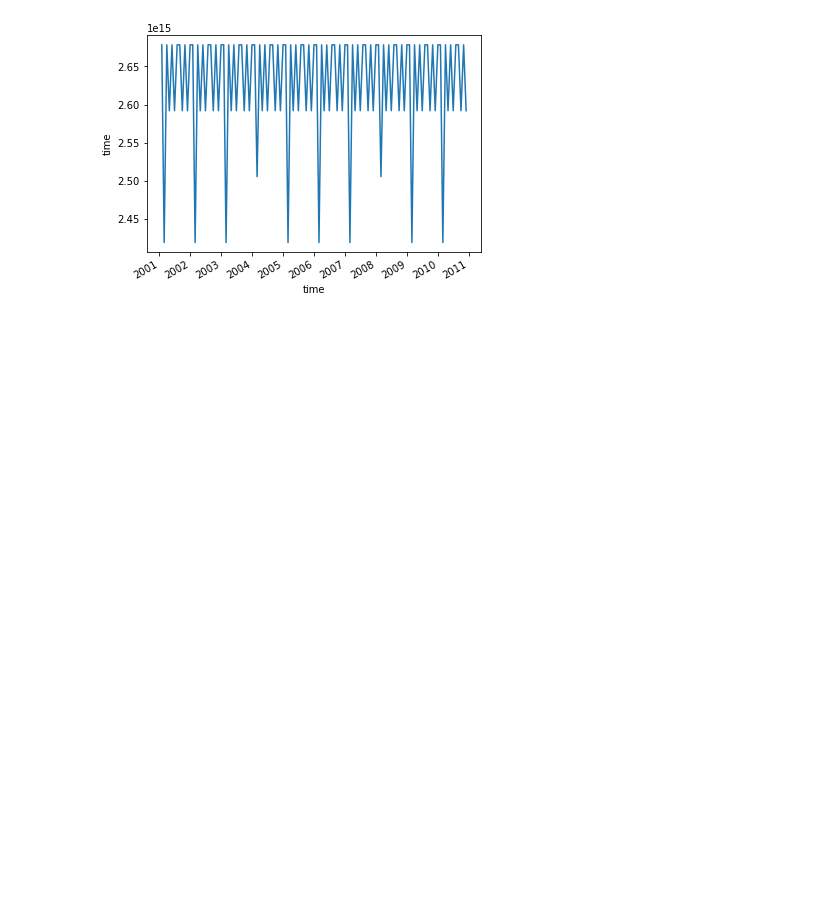
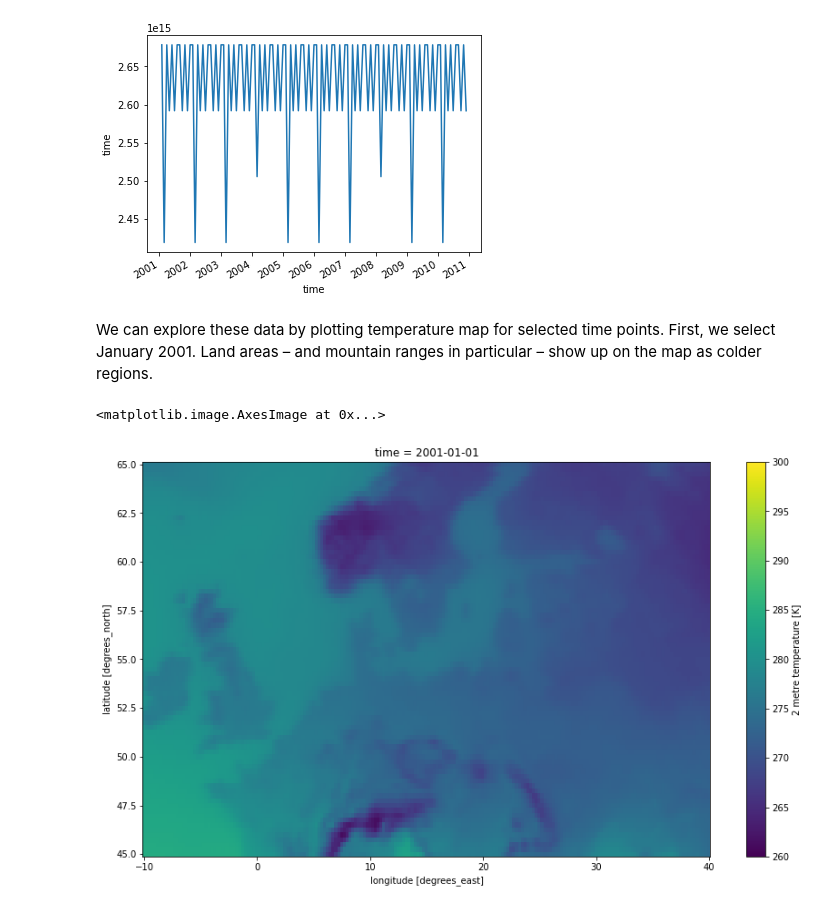
Before and after one commit to xcube-dev/xcube-cds, a Jupyter notebook: examples/notebooks/Ex1-CDS-store-access.ipynb, the cells around one changed output. Drawn from its saved outputs; the diff is of its cells as text; code cells hidden in the pictures; blank space fills up the shorter version.

```diff
--- a/examples/notebooks/Ex1-CDS-store-access.ipynb
+++ b/examples/notebooks/Ex1-CDS-store-access.ipynb
@@ -51,0 +64,2 @@ cds_store = CDSDataStore(normalize_names=True)
+# %%
+time_range=['2001-01-01', '2010-12-31']
@@ -99,2 +117,8 @@ cube.time.diff(dim='time').plot
+# %% [markdown]
+We can explore these data by plotting temperature map for selected time points. First, we select January 2001. Land areas – and mountain ranges in particular – show up on the map as colder regions.
 # %%
-jan_2001 = cube.t2m.sel(time='2001-01-01 00:00:00', method='nearest')
+t2m_2001_jan = cube.t2m.sel(time='2001-01-01 00:00:00', method='nearest')
+t2m_2001_jan.plot.imshow(vmin=260, vmax=300, figsize=(14, 8))
+# %% [output]
+<matplotlib.image.AxesImage at 0x...>
+[figure, added]
```
Also changed, not shown: parts of 43 cells of this notebook.
